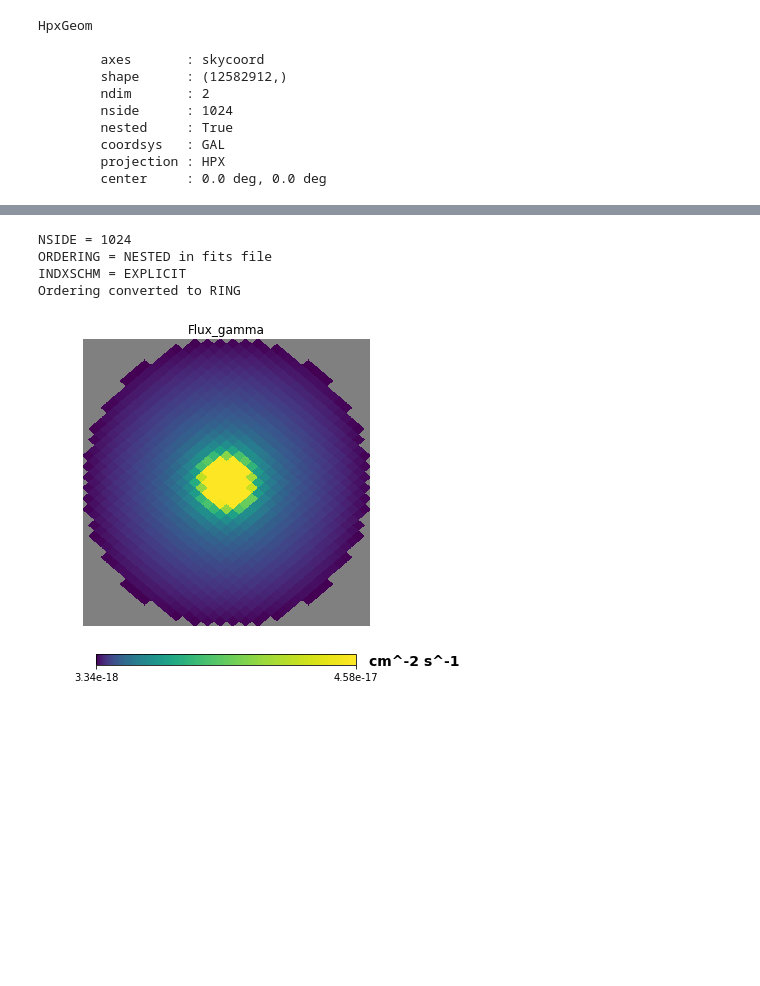
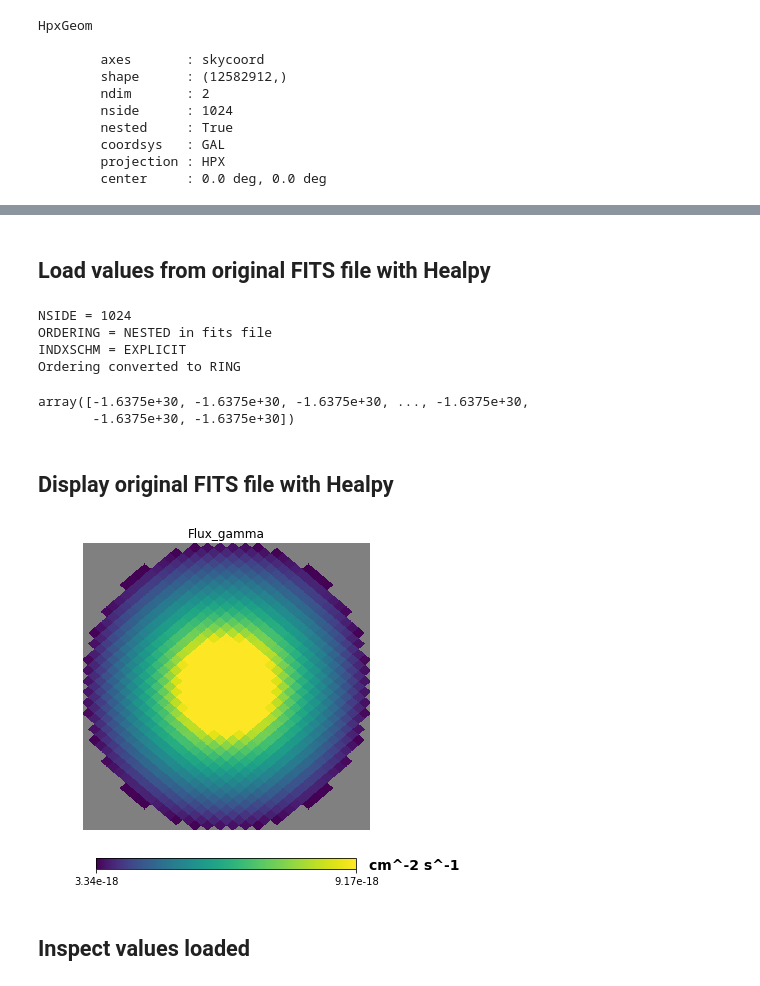
Before and after one commit to peroju/dm-gammapy, a Jupyter notebook: FITS.ipynb, the cells around one changed output, grey strips where cells are left out. Cells and saved outputs as stored; diff of their text form; code cells hidden in the pictures; blank space fills up the shorter version.

```diff
--- a/FITS.ipynb
+++ b/FITS.ipynb
@@ -115,3 +139,5 @@ HpxGeom
+# %% [markdown]
+## Load values from original FITS file with Healpy
 # %%
 outfile = 'annihil_Perseus_A4262D_FOVdiameter2.0deg_nside1024.fits'
 # %%
@@ -123,14 +149,23 @@ NSIDE = 1024
 ORDERING = NESTED in fits file
 INDXSCHM = EXPLICIT
 Ordering converted to RING
+# %%
+data[data<0]
+# %% [output]
+array([-1.6375e+30, -1.6375e+30, -1.6375e+30, ..., -1.6375e+30,
+       -1.6375e+30, -1.6375e+30])
+# %% [markdown]
+## Display original FITS file with Healpy
 # %%
 hdulist = fits.open(outfile)
 dtheta = hdulist[ext].header['SIZE_Y']
 dtheta_orth = hdulist[ext].header['SIZE_X']
 title = hdulist[ext].header['TTYPE'+str(col+1)]
 units = hdulist[ext].header['TUNIT'+str(col+1)]
 hdulist.close()
-hp.cartview(data, lonra=[-dtheta_orth/2,dtheta_orth/2], latra=[-dtheta/2,dtheta/2], norm='log', max=data.max()/10, title=title, unit=units)
+hp.cartview(data, lonra=[-dtheta_orth/2,dtheta_orth/2], latra=[-dtheta/2,dtheta/2], norm='log', max=data.max()/50, title=title, unit=units)
 # %% [output]
-[figure, old version]
+[figure, new version]
+# %% [markdown]
+## Inspect values loaded
 # %%
```
Also changed, not shown: parts of 25 cells of this notebook.
